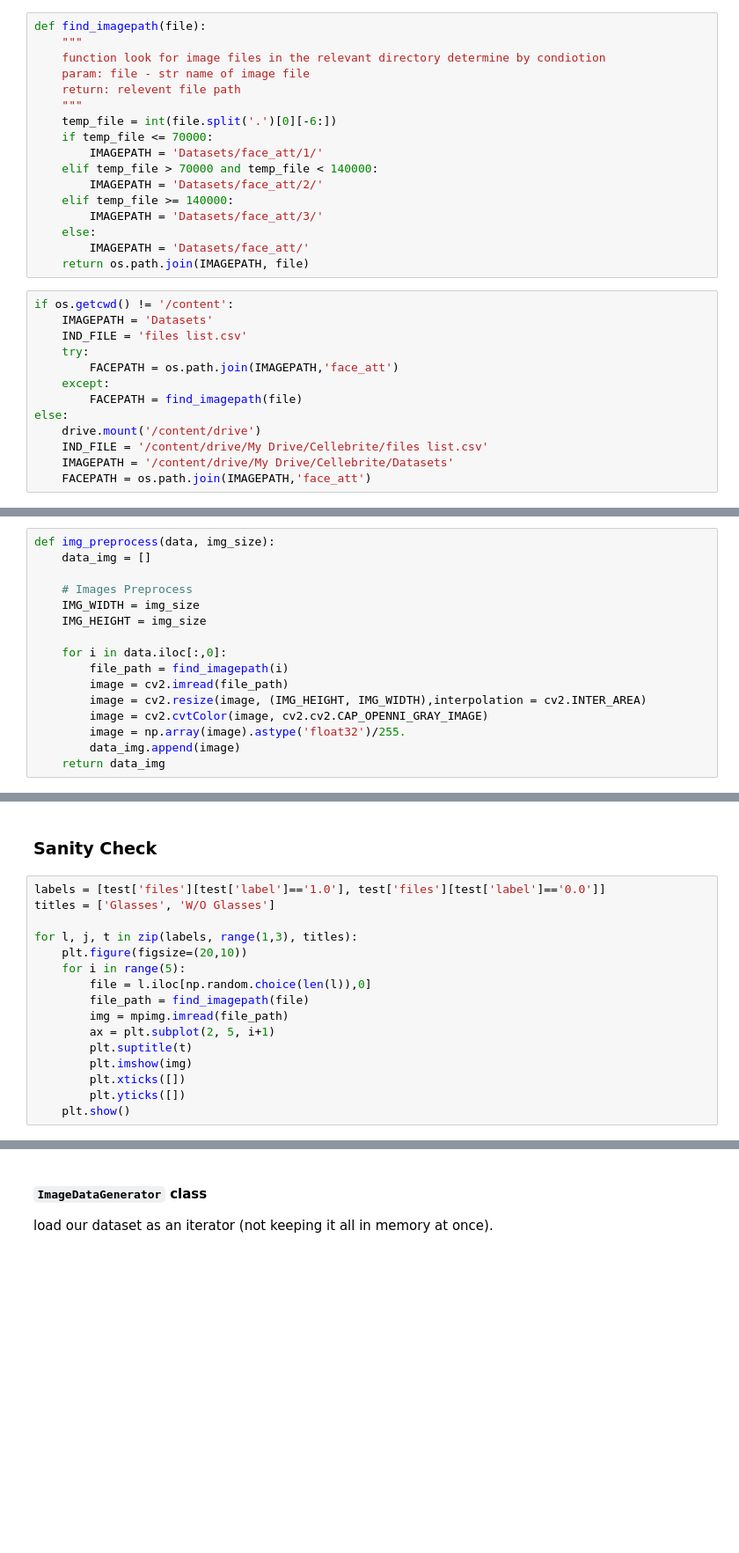
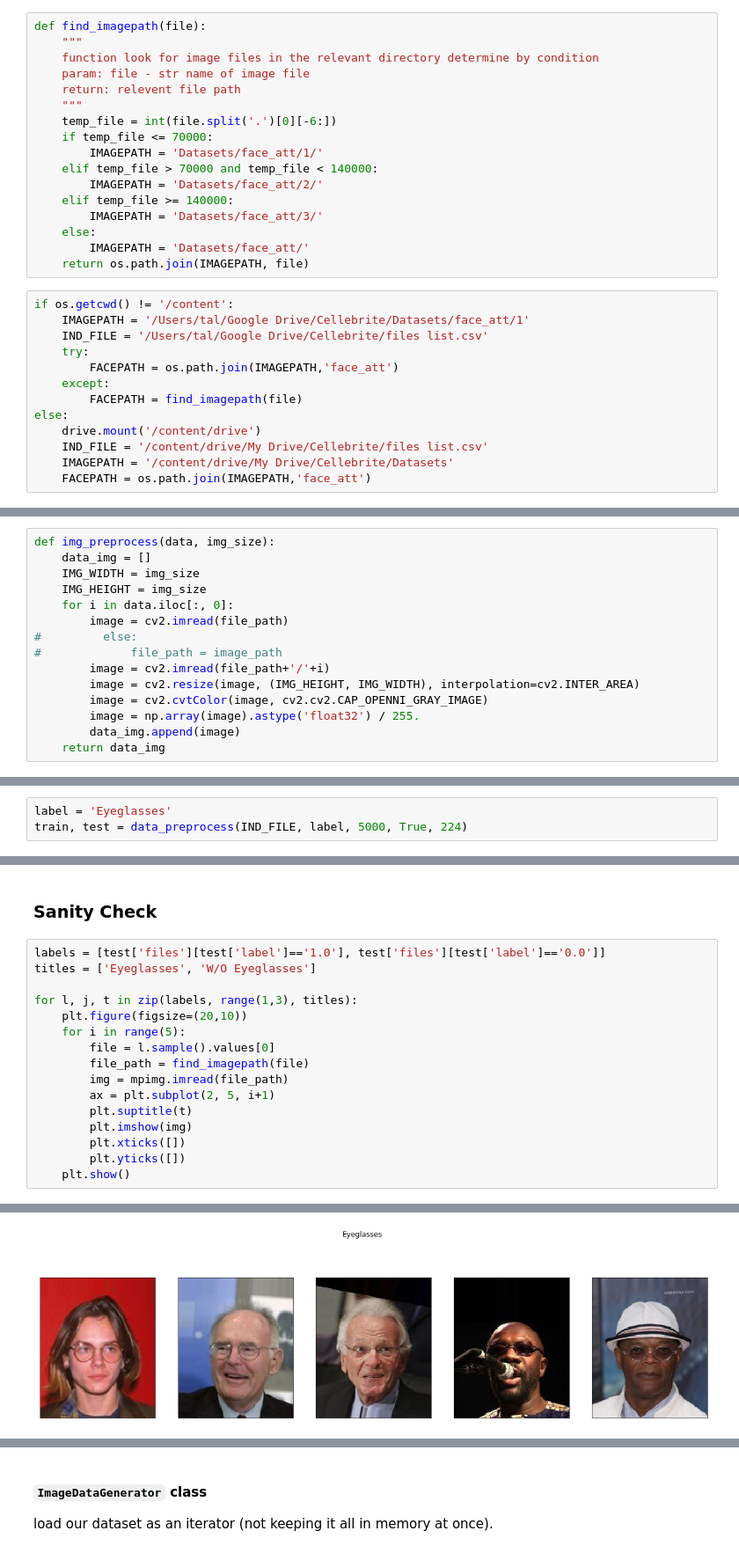
Before and after one commit to taltole/Facial_Attributes_Detection, a Jupyter notebook: Notebooks/models.ipynb, the cells around one changed output, grey strips where cells are left out. Shown at 88% size. Saved outputs shown, nothing was run; the diff lists cells and outputs as text; blank space fills up the shorter version.

```diff
--- a/Notebooks/models.ipynb
+++ b/Notebooks/models.ipynb
@@ -99,7 +91,7 @@ Successfully installed executing-0.5.3 python-varname-0.1.5
 # %%
 def find_imagepath(file):
     """
-    function look for image files in the relevant directory determine by condiotion
+    function look for image files in the relevant directory determine by condition
     param: file - str name of image file
     return: relevent file path
     """
@@ -115,8 +107,8 @@ def find_imagepath(file):
     return os.path.join(IMAGEPATH, file)
 # %%
 if os.getcwd() != '/content':
-    IMAGEPATH = 'Datasets'
-    IND_FILE = 'files list.csv'
+    IMAGEPATH = '/Users/tal/Google Drive/Cellebrite/Datasets/face_att/1'
+    IND_FILE = '/Users/tal/Google Drive/Cellebrite/files list.csv'
     try:
         FACEPATH = os.path.join(IMAGEPATH,'face_att')
     except:
@@ -132,17 +124,16 @@ Data splited to sets for each label
 # %%
 def img_preprocess(data, img_size):
     data_img = []
-
-    # Images Preprocess
     IMG_WIDTH = img_size
     IMG_HEIGHT = img_size
-
-    for i in data.iloc[:,0]:
-        file_path = find_imagepath(i)
+    for i in data.iloc[:, 0]:
         image = cv2.imread(file_path)
-        image = cv2.resize(image, (IMG_HEIGHT, IMG_WIDTH),interpolation = cv2.INTER_AREA)
+#         else:
+#             file_path = image_path
+        image = cv2.imread(file_path+'/'+i)
+        image = cv2.resize(image, (IMG_HEIGHT, IMG_WIDTH), interpolation=cv2.INTER_AREA)
         image = cv2.cvtColor(image, cv2.cv2.CAP_OPENNI_GRAY_IMAGE)
-        image = np.array(image).astype('float32')/255.
+        image = np.array(image).astype('float32') / 255.
         data_img.append(image)
     return data_img
 # %%
@@ -221,0 +214,3 @@ Test shape:     (2000, 3)
+# %%
+label = 'Eyeglasses'
+train, test = data_preprocess(IND_FILE, label, 5000, True, 224)
@@ -223,12 +227,12 @@ Test shape:     (2000, 3)
 ### Sanity Check
 # %%
 labels = [test['files'][test['label']=='1.0'], test['files'][test['label']=='0.0']]
-titles = ['Glasses', 'W/O Glasses']
+titles = ['Eyeglasses', 'W/O Eyeglasses']
 
 for l, j, t in zip(labels, range(1,3), titles):
     plt.figure(figsize=(20,10))
     for i in range(5):
-        file = l.iloc[np.random.choice(len(l)),0]
+        file = l.sample().values[0]
         file_path = find_imagepath(file)
         img = mpimg.imread(file_path)
         ax = plt.subplot(2, 5, i+1)
@@ -242,0 +245 @@ IndexingError: Too many indexers
+[figure, added]
```
Also changed, not shown: parts of 20 cells of this notebook, 7 other files.
